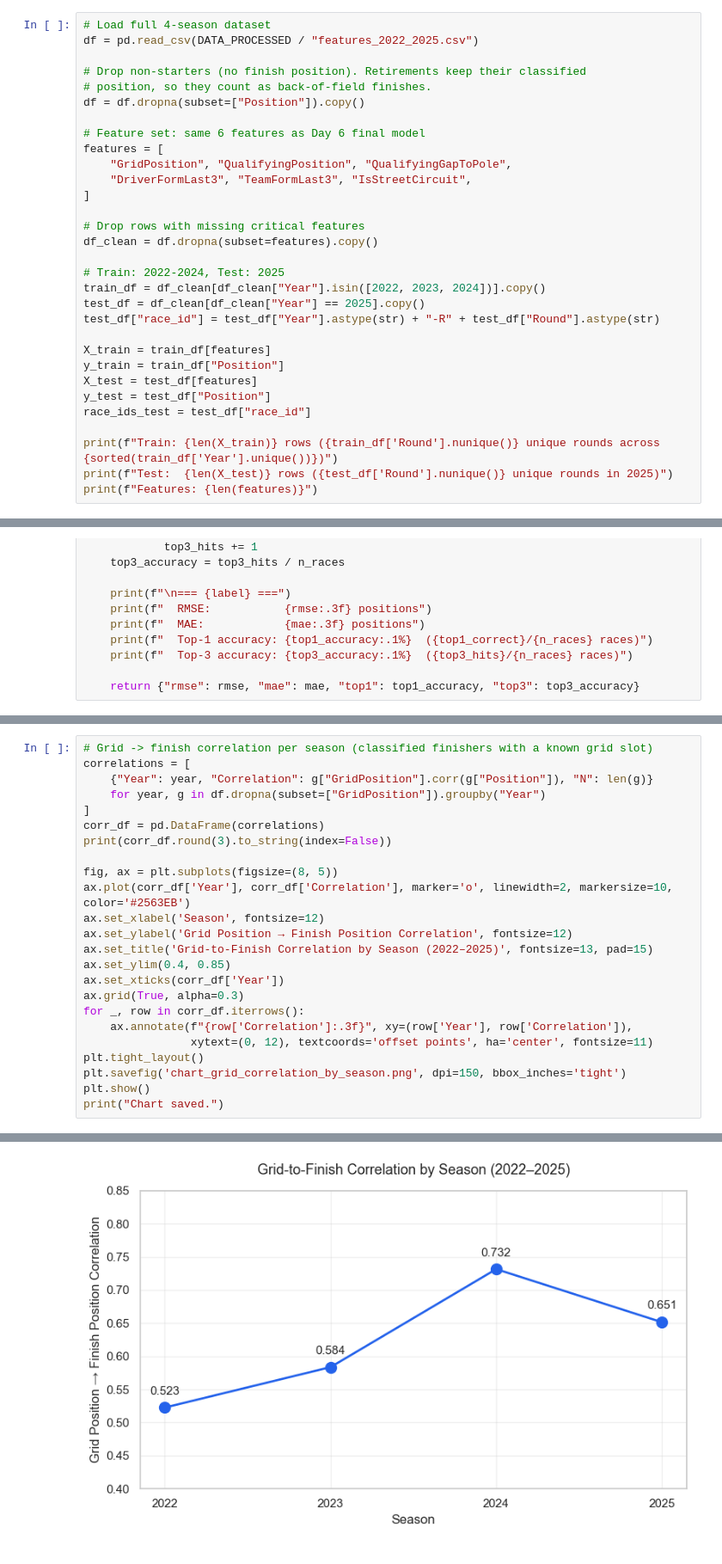
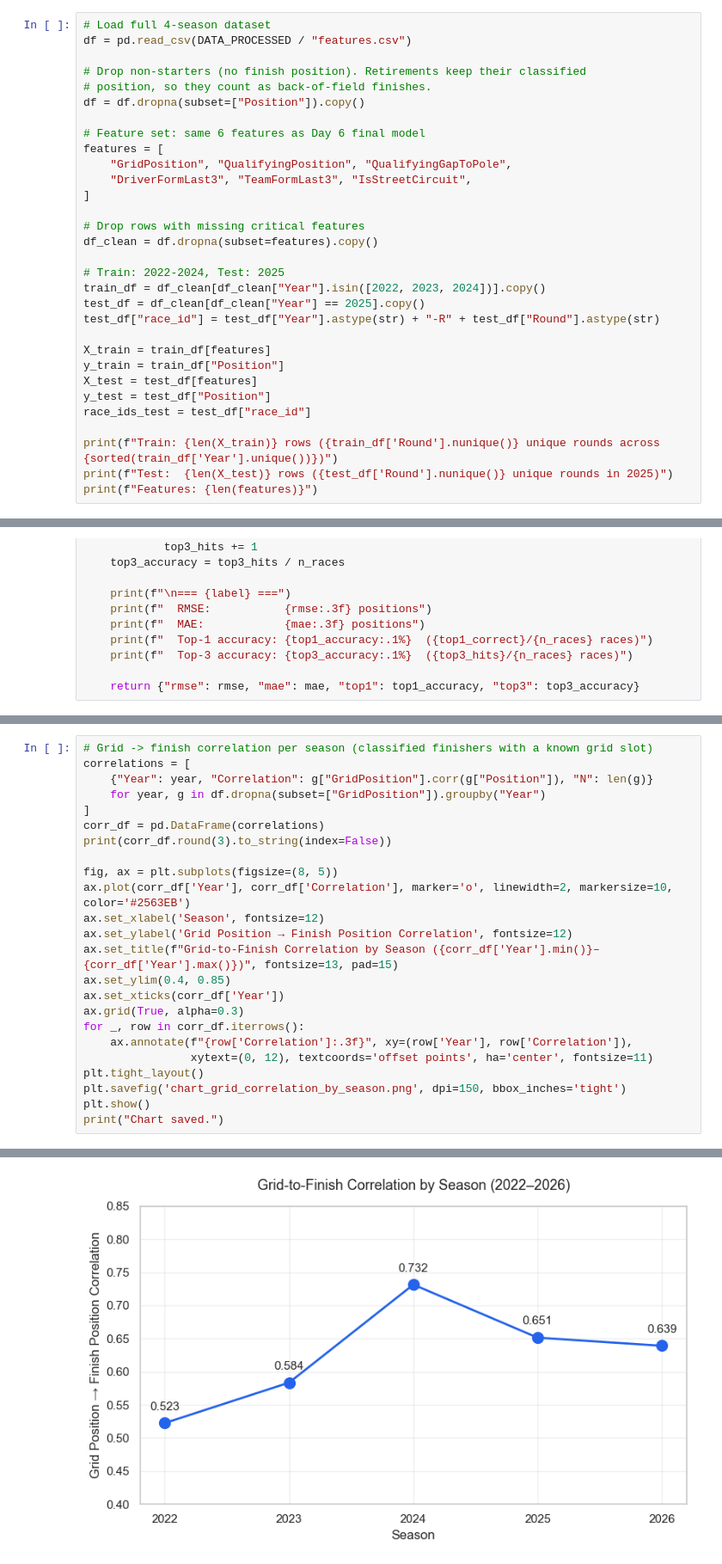
Before and after one commit to Om-Ravindra-Patil/F1-Race-Predictor, a Jupyter notebook: notebooks/05_validation_2025.ipynb, the cells around one changed output, grey strips where cells are left out. Shown at 86% size. Saved outputs shown, nothing was run; the diff lists cells and outputs as text.

```diff
--- a/notebooks/05_validation_2025.ipynb
+++ b/notebooks/05_validation_2025.ipynb
@@ -58,7 +58,7 @@ print(f"Project root: {PROJECT_ROOT}")
 Project root: /Users/ompatil9819gmail.com/F1-Race-Predictor
 # %%
 # Load full 4-season dataset
-df = pd.read_csv(DATA_PROCESSED / "features_2022_2025.csv")
+df = pd.read_csv(DATA_PROCESSED / "features.csv")
 
 # Drop non-starters (no finish position). Retirements keep their classified
 # position, so they count as back-of-field finishes.
@@ -299,7 +299,7 @@ fig, ax = plt.subplots(figsize=(8, 5))
 ax.plot(corr_df['Year'], corr_df['Correlation'], marker='o', linewidth=2, markersize=10, color='#2563EB')
 ax.set_xlabel('Season', fontsize=12)
 ax.set_ylabel('Grid Position → Finish Position Correlation', fontsize=12)
-ax.set_title('Grid-to-Finish Correlation by Season (2022–2025)', fontsize=13, pad=15)
+ax.set_title(f"Grid-to-Finish Correlation by Season ({corr_df['Year'].min()}–{corr_df['Year'].max()})", fontsize=13, pad=15)
 ax.set_ylim(0.4, 0.85)
 ax.set_xticks(corr_df['Year'])
 ax.grid(True, alpha=0.3)
@@ -319,4 +320,4 @@ print("Chart saved.")
-[figure, old version]
+[figure, new version]
 Chart saved.
 # %%
 import joblib
```
Also changed, not shown: parts of 6 cells of this notebook, 21 other files.
